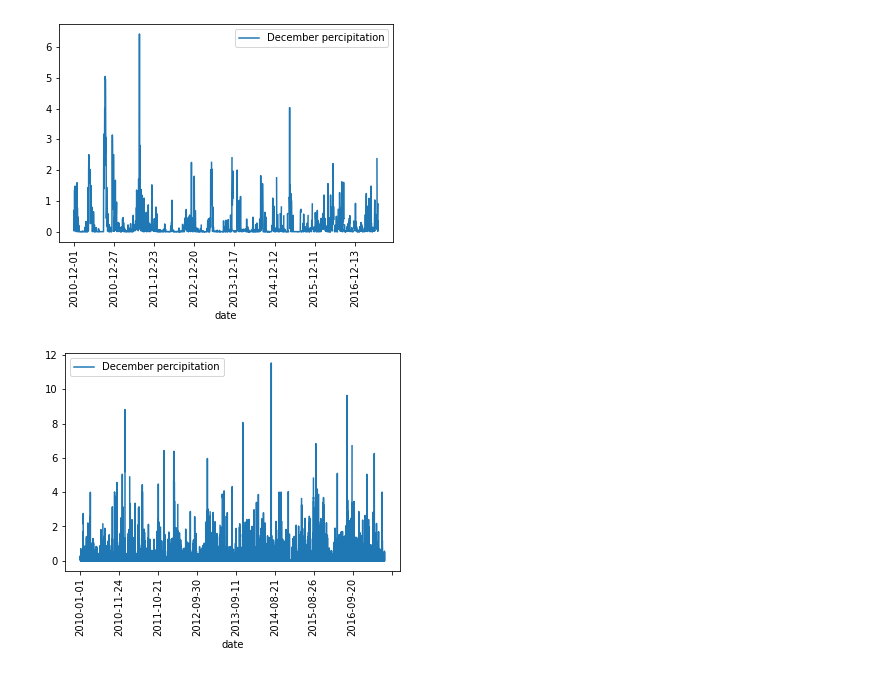
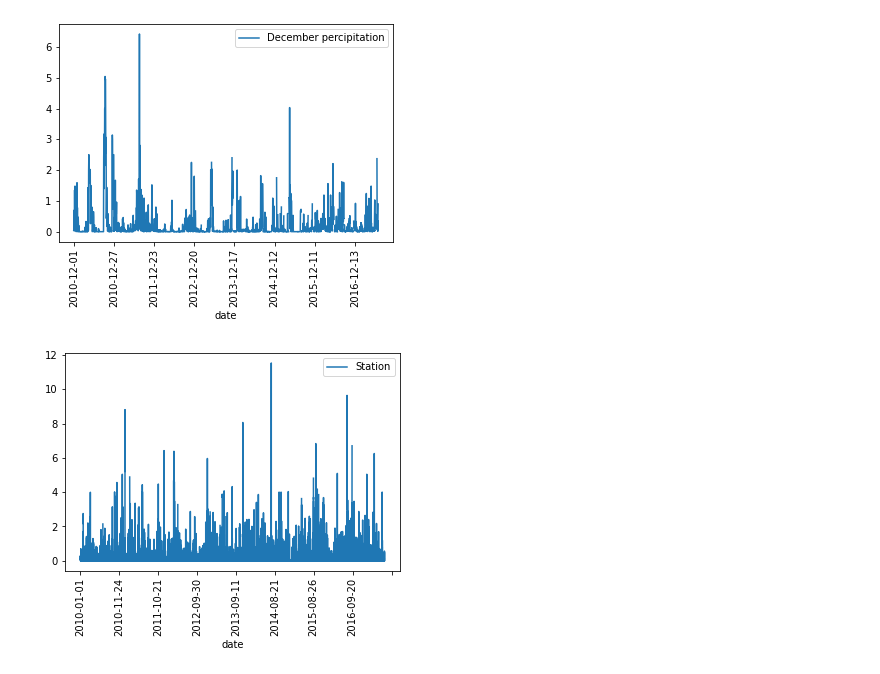
Before and after one commit to Ayesha-da/surfs_up, a Jupyter notebook: SurfsUp_Challenge.ipynb, the cells around one changed output. Cells and saved outputs as stored; diff of their text form; code cells hidden in the pictures.

Commit message:
adding and updating data

```diff
--- a/SurfsUp_Challenge.ipynb
+++ b/SurfsUp_Challenge.ipynb
@@ -168,13 +168,13 @@ plt.show()
 # %% [output]
 [figure]
 # %%
-results_december_prcp = session.query(Measurement.date, Measurement.prcp).filter(Station.name=='WAIKIKI 717.2, HI US').all()
-december_df_prcp = pd.DataFrame(results_december_prcp, columns=['date','percipitation'])
-december_df_prcp = december_df_prcp.set_axis(['date',"December percipitation"], axis=1)
-december_df_prcp.set_index(december_df_prcp['date'], inplace=True)
-df = december_df_prcp.sort_index()
+results_station_prcp = session.query(Measurement.date, Measurement.prcp).filter(Station.name=='WAIKIKI 717.2, HI US').all()
+station_df_prcp = pd.DataFrame(results_station_prcp, columns=['date','percipitation'])
+station_df_prcp = station_df_prcp.set_axis(['date',"Station"], axis=1)
+station_df_prcp.set_index(station_df_prcp['date'], inplace=True)
+df = station_df_prcp.sort_index()
 df.plot()
 plt.xticks(rotation='vertical')
 plt.show()
 # %% [output]
-[figure, old version]
+[figure, new version]
```
